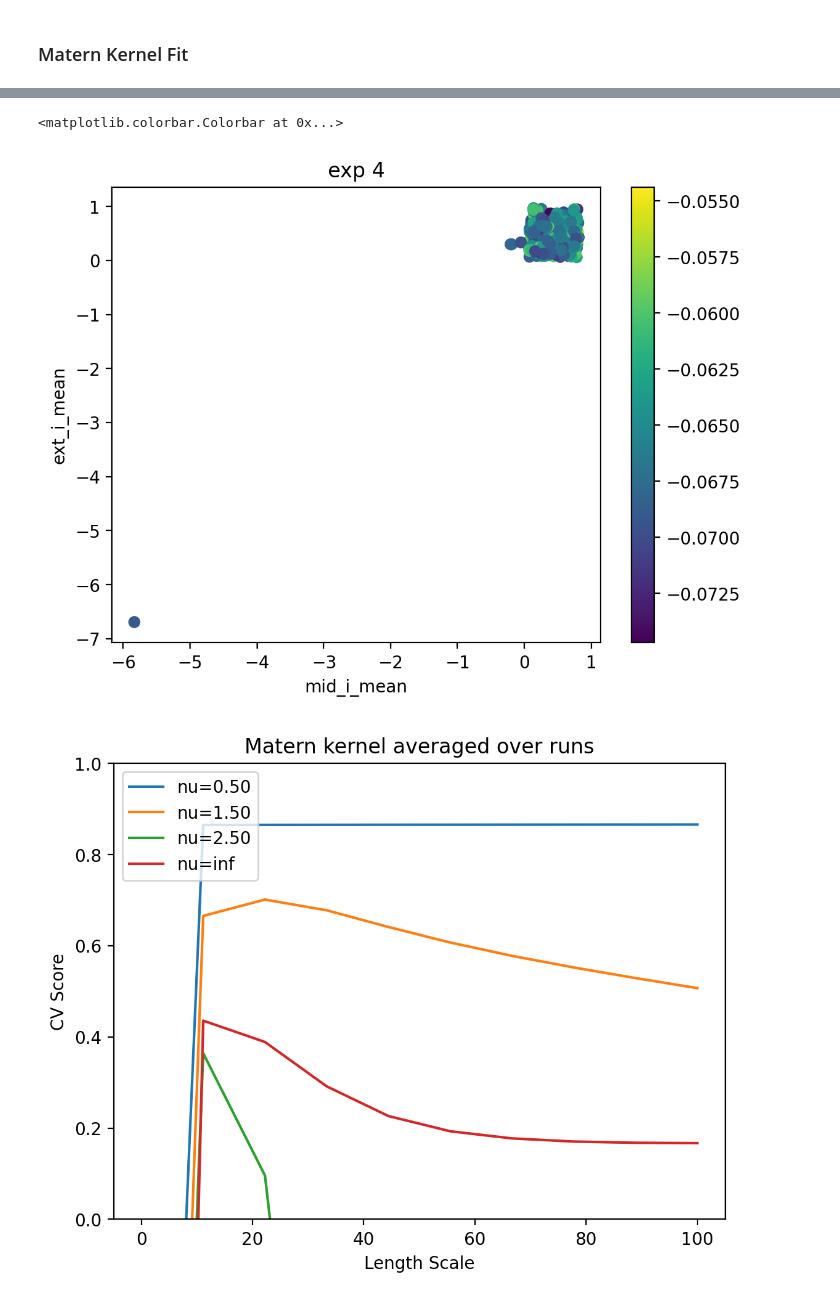
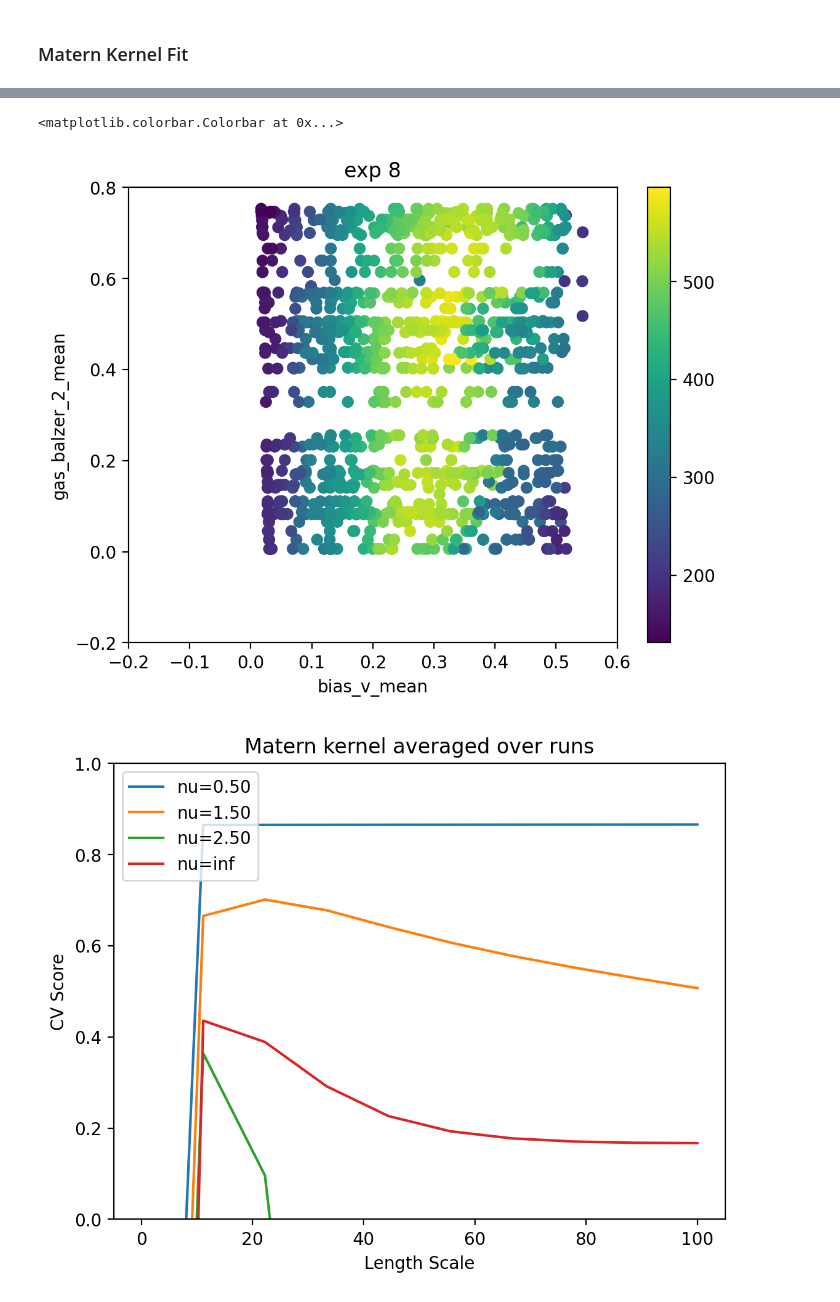
Before and after one commit to yubinhu/Venus-Exploration, a Jupyter notebook: Scripts/GRonDatav3.0.ipynb, the cells around one changed output, grey strips where cells are left out. Drawn from its saved outputs; the diff is of its cells as text; code cells hidden in the pictures.

```diff
--- a/Scripts/GRonDatav3.0.ipynb
+++ b/Scripts/GRonDatav3.0.ipynb
@@ -78,15 +78,18 @@ for run_idx in run_idx_range:
 # %%
 # data check
-run_idx = "4"
-X, y, X_var = loadXy(datafile, xcolumns=xcolumns, run_idx=run_idx)
+run_idx = "8"
+X, y, X_var = loadXy(datafile, xcolumns=other_columns, run_idx=run_idx)
 plt.title("exp %s"%run_idx)
-plt.scatter(X[:,0],X[:,1],c=y)
-plt.xlabel(xcolumns[0])
-plt.ylabel(xcolumns[1])
+cutoff = 30
+plt.scatter(X[:,0][y>cutoff],X[:,1][y>cutoff],c=y[y>cutoff])
+plt.xlabel(other_columns[0])
+plt.ylabel(other_columns[1])
+plt.xlim(-0.2, 0.6)
+plt.ylim(-0.2, 0.8)
 plt.colorbar()
 # %% [output]
 <matplotlib.colorbar.Colorbar at 0x...>
-[figure, old version]
+[figure, new version]
 # %%
 result = np.zeros((len(lc_range), len(nu_range)))
 for run_idx in run_idx_range:
```
Also changed, not shown: parts of 10 cells of this notebook, 12 other files.
